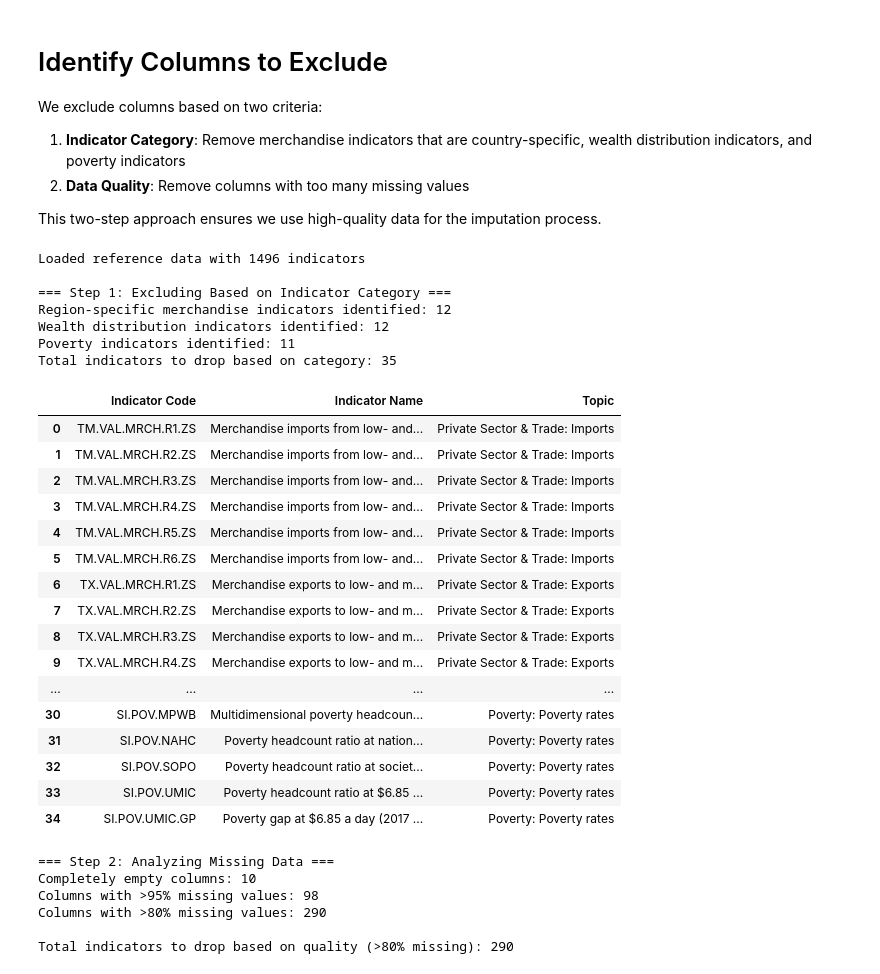
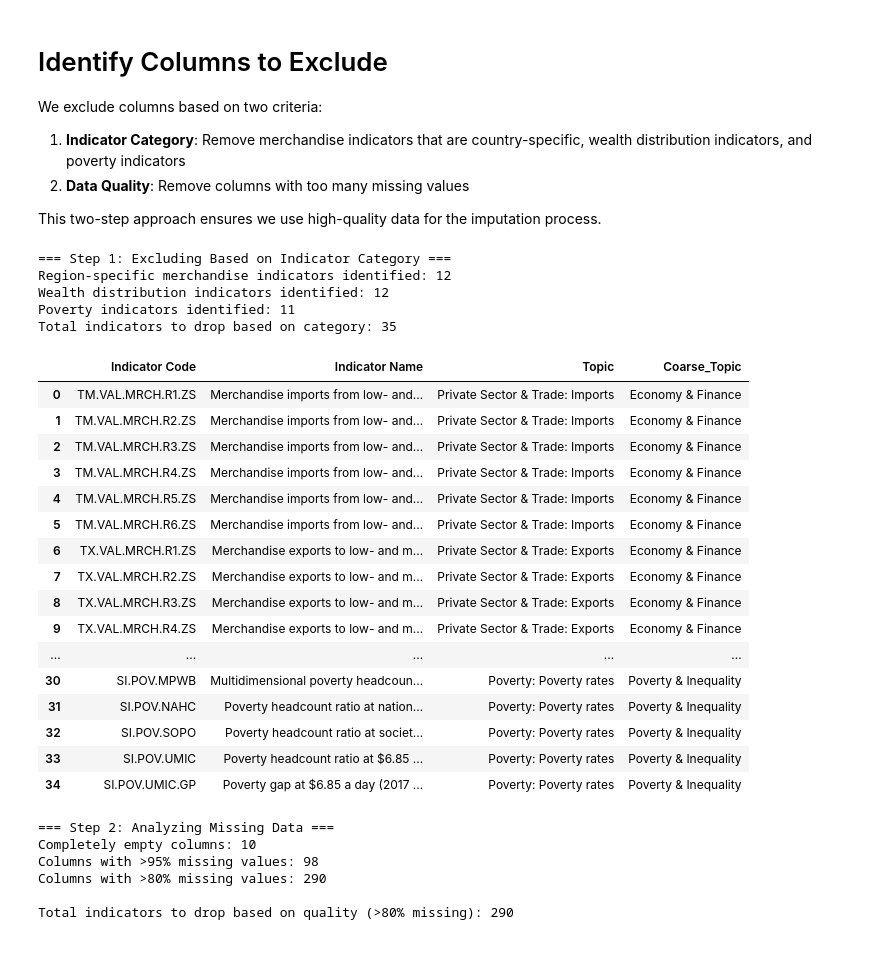
Before and after one commit to garrettwflowers/wdi-income-inequality, a Jupyter notebook: transform_data.ipynb, the cells around one changed output. Saved outputs shown, nothing was run; the diff lists cells and outputs as text; code cells hidden in the pictures.

```diff
--- a/transform_data.ipynb
+++ b/transform_data.ipynb
@@ -107,54 +102,49 @@ This two-step approach ensures we use high-quality data for the imputation proce
 # %%
 # STEP 1: Exclude based on indicator category
 print("\n=== Step 1: Excluding Based on Indicator Category ===")
 
 # 1.1. Merchandise indicators that are country-specific (with region codes R1-R6)
 merch_indicators = lookup[lookup['Indicator Name'].str.contains('merch', case=False, na=False)].copy()
 merch_indicators = merch_indicators[merch_indicators['Indicator Code'].str.contains(r'R[1-6]', na=False)].copy()
 print(f"Region-specific merchandise indicators identified: {len(merch_indicators)}")
 
 # 1.2. Wealth share indicators (our targets)
 wealth_share_indicators = lookup[lookup['Indicator Code'].str.contains('DST')].copy()
 print(f"Wealth distribution indicators identified: {len(wealth_share_indicators)}")
 
 # 1.3. Poverty indicators (our targets)
 poverty_indicators = lookup[lookup['Indicator Code'].str.contains('POV')].copy()
 print(f"Poverty indicators identified: {len(poverty_indicators)}")
 
 # Combine all indicators to drop based on category
 category_indicators_to_drop = pd.concat([merch_indicators, wealth_share_indicators, poverty_indicators]).reset_index(drop=True)
 category_drop_list = category_indicators_to_drop['Indicator Code'].tolist()
 print(f"Total indicators to drop based on category: {len(category_drop_list)}")
 
-# Save the category-based exclusions for reference
-category_indicators_to_drop.to_csv(f'output/reference/category_dropped_indicators_{YEAR_RANGE.start}_to_{YEAR_RANGE.stop}.csv', index=False)
-
 category_indicators_to_drop
 # %% [output]
-Loaded reference data with 1496 indicators
-
 === Step 1: Excluding Based on Indicator Category ===
 Region-specific merchandise indicators identified: 12
 Wealth distribution indicators identified: 12
 Poverty indicators identified: 11
 Total indicators to drop based on category: 35
-|  | Indicator Code | Indicator Name | Topic |
-| 0 | TM.VAL.MRCH.R1.ZS | Merchandise imports from low- and... | Private Sector & Trade: Imports |
-| 1 | TM.VAL.MRCH.R2.ZS | Merchandise imports from low- and... | Private Sector & Trade: Imports |
-| 2 | TM.VAL.MRCH.R3.ZS | Merchandise imports from low- and... | Private Sector & Trade: Imports |
-| 3 | TM.VAL.MRCH.R4.ZS | Merchandise imports from low- and... | Private Sector & Trade: Imports |
-| 4 | TM.VAL.MRCH.R5.ZS | Merchandise imports from low- and... | Private Sector & Trade: Imports |
-| 5 | TM.VAL.MRCH.R6.ZS | Merchandise imports from low- and... | Private Sector & Trade: Imports |
-| 6 | TX.VAL.MRCH.R1.ZS | Merchandise exports to low- and m... | Private Sector & Trade: Exports |
-| 7 | TX.VAL.MRCH.R2.ZS | Merchandise exports to low- and m... | Private Sector & Trade: Exports |
-| 8 | TX.VAL.MRCH.R3.ZS | Merchandise exports to low- and m... | Private Sector & Trade: Exports |
-| 9 | TX.VAL.MRCH.R4.ZS | Merchandise exports to low- and m... | Private Sector & Trade: Exports |
-| ... | ... | ... | ... |
-| 30 | SI.POV.MPWB | Multidimensional poverty headcoun... | Poverty: Poverty rates |
-| 31 | SI.POV.NAHC | Poverty headcount ratio at nation... | Poverty: Poverty rates |
-| 32 | SI.POV.SOPO | Poverty headcount ratio at societ... | Poverty: Poverty rates |
-| 33 | SI.POV.UMIC | Poverty headcount ratio at $6.85 ... | Poverty: Poverty rates |
-| 34 | SI.POV.UMIC.GP | Poverty gap at $6.85 a day (2017 ... | Poverty: Poverty rates |
+|  | Indicator Code | Indicator Name | Topic | Coarse_Topic |
+| 0 | TM.VAL.MRCH.R1.ZS | Merchandise imports from low- and... | Private Sector & Trade: Imports | Economy & Finance |
+| 1 | TM.VAL.MRCH.R2.ZS | Merchandise imports from low- and... | Private Sector & Trade: Imports | Economy & Finance |
+| 2 | TM.VAL.MRCH.R3.ZS | Merchandise imports from low- and... | Private Sector & Trade: Imports | Economy & Finance |
+| 3 | TM.VAL.MRCH.R4.ZS | Merchandise imports from low- and... | Private Sector & Trade: Imports | Economy & Finance |
+| 4 | TM.VAL.MRCH.R5.ZS | Merchandise imports from low- and... | Private Sector & Trade: Imports | Economy & Finance |
+| 5 | TM.VAL.MRCH.R6.ZS | Merchandise imports from low- and... | Private Sector & Trade: Imports | Economy & Finance |
+| 6 | TX.VAL.MRCH.R1.ZS | Merchandise exports to low- and m... | Private Sector & Trade: Exports | Economy & Finance |
+| 7 | TX.VAL.MRCH.R2.ZS | Merchandise exports to low- and m... | Private Sector & Trade: Exports | Economy & Finance |
+| 8 | TX.VAL.MRCH.R3.ZS | Merchandise exports to low- and m... | Private Sector & Trade: Exports | Economy & Finance |
+| 9 | TX.VAL.MRCH.R4.ZS | Merchandise exports to low- and m... | Private Sector & Trade: Exports | Economy & Finance |
+| ... | ... | ... | ... | ... |
+| 30 | SI.POV.MPWB | Multidimensional poverty headcoun... | Poverty: Poverty rates | Poverty & Inequality |
+| 31 | SI.POV.NAHC | Poverty headcount ratio at nation... | Poverty: Poverty rates | Poverty & Inequality |
+| 32 | SI.POV.SOPO | Poverty headcount ratio at societ... | Poverty: Poverty rates | Poverty & Inequality |
+| 33 | SI.POV.UMIC | Poverty headcount ratio at $6.85 ... | Poverty: Poverty rates | Poverty & Inequality |
+| 34 | SI.POV.UMIC.GP | Poverty gap at $6.85 a day (2017 ... | Poverty: Poverty rates | Poverty & Inequality |
 # %%
 # STEP 2: Analyze missing data
 print("\n=== Step 2: Analyzing Missing Data ===")
```
Also changed, not shown: parts of 6 cells of this notebook, 4 other files.
